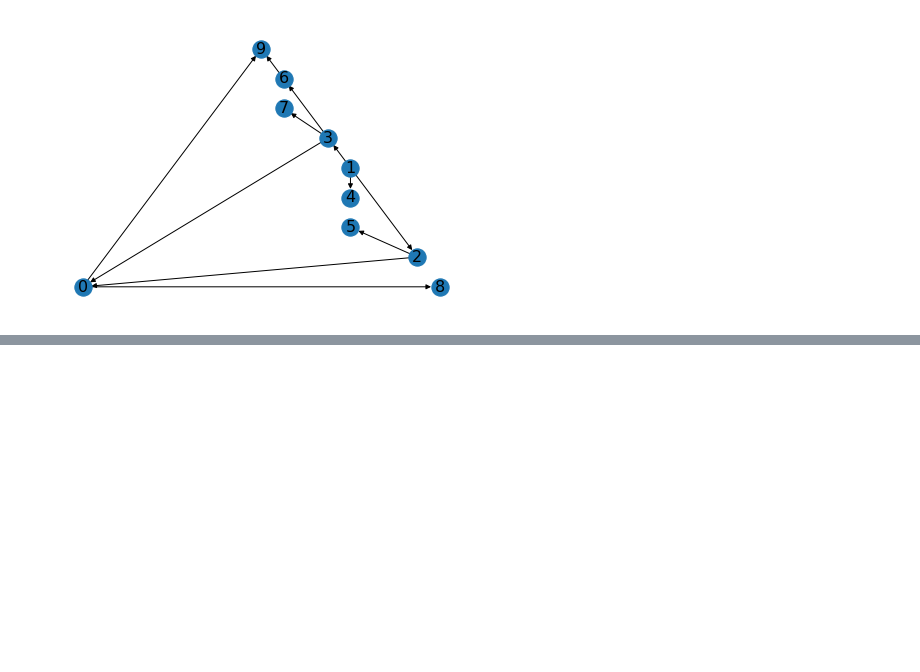
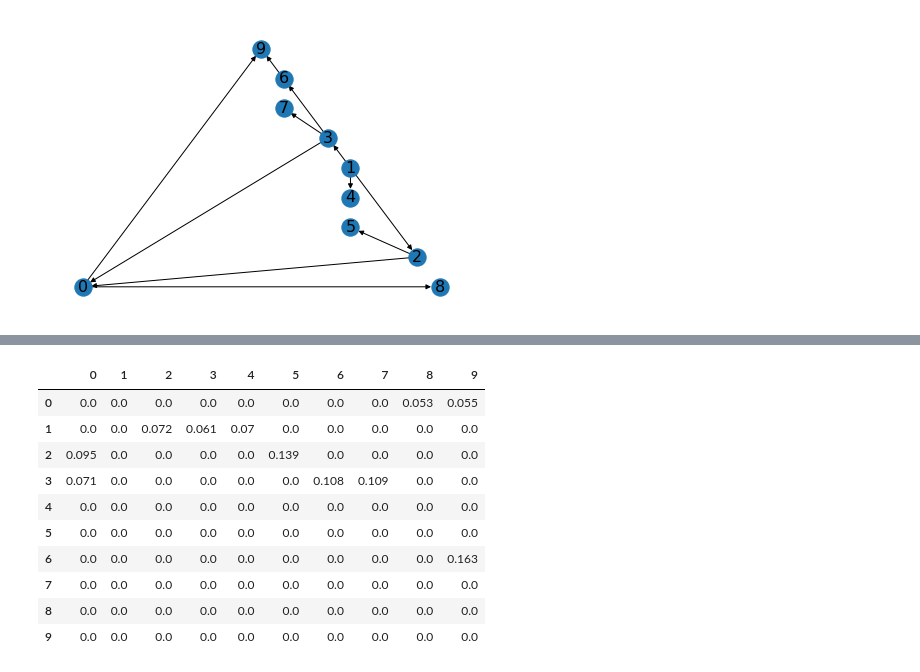
Before and after one commit to briziorusso/causal-injection-FFNN, a Jupyter notebook: CASTLE.ipynb, the cells around one changed output, grey strips where cells are left out. Drawn from its saved outputs; the diff is of its cells as text; code cells hidden in the pictures; blank space fills up the shorter version.

```diff
--- a/CASTLE.ipynb
+++ b/CASTLE.ipynb
@@ -248,0 +421,9 @@ nx.draw_networkx_labels(G,pos,labels,font_size=16);
+# %%
+maxed_adj = zero_under_t(max_over_diag(intersection_matrix),0.05)
+G1 = nx.from_numpy_matrix(maxed_adj,create_using=nx.DiGraph, parallel_edges=False)
+pos=nx.planar_layout(G1)
+nx.draw(G1,pos)
+labels={}
+for i in range(len(G1.nodes)):
+    labels[i] = i
+nx.draw_networkx_labels(G1,pos,labels,font_size=16);
@@ -248,0 +432,21 @@ nx.draw_networkx_labels(G,pos,labels,font_size=16);
+# %%
+import numpy as np
+import seaborn as sns
+import pandas as pd
+
+cm = sns.light_palette("#003E74", as_cmap=True)
+x=pd.DataFrame(maxed_adj).round(3)
+x=x.style.background_gradient(cmap=cm, low=-0.1, high=0.01).format("{:.3}")
+display(x)
+# %% [output]
+|  | 0 | 1 | 2 | 3 | 4 | 5 | 6 | 7 | 8 | 9 |
+| 0 | 0.0 | 0.0 | 0.0 | 0.0 | 0.0 | 0.0 | 0.0 | 0.0 | 0.053 | 0.055 |
+| 1 | 0.0 | 0.0 | 0.072 | 0.061 | 0.07 | 0.0 | 0.0 | 0.0 | 0.0 | 0.0 |
+| 2 | 0.095 | 0.0 | 0.0 | 0.0 | 0.0 | 0.139 | 0.0 | 0.0 | 0.0 | 0.0 |
+| 3 | 0.071 | 0.0 | 0.0 | 0.0 | 0.0 | 0.0 | 0.108 | 0.109 | 0.0 | 0.0 |
+| 4 | 0.0 | 0.0 | 0.0 | 0.0 | 0.0 | 0.0 | 0.0 | 0.0 | 0.0 | 0.0 |
+| 5 | 0.0 | 0.0 | 0.0 | 0.0 | 0.0 | 0.0 | 0.0 | 0.0 | 0.0 | 0.0 |
+| 6 | 0.0 | 0.0 | 0.0 | 0.0 | 0.0 | 0.0 | 0.0 | 0.0 | 0.0 | 0.163 |
+| 7 | 0.0 | 0.0 | 0.0 | 0.0 | 0.0 | 0.0 | 0.0 | 0.0 | 0.0 | 0.0 |
+| 8 | 0.0 | 0.0 | 0.0 | 0.0 | 0.0 | 0.0 | 0.0 | 0.0 | 0.0 | 0.0 |
+| 9 | 0.0 | 0.0 | 0.0 | 0.0 | 0.0 | 0.0 | 0.0 | 0.0 | 0.0 | 0.0 |
```
Also changed, not shown: parts of 18 cells of this notebook.
